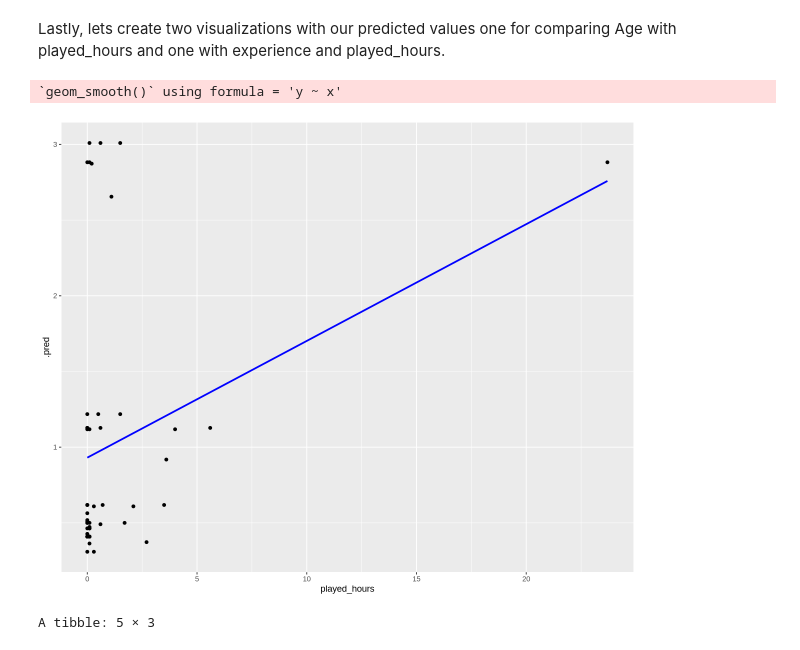
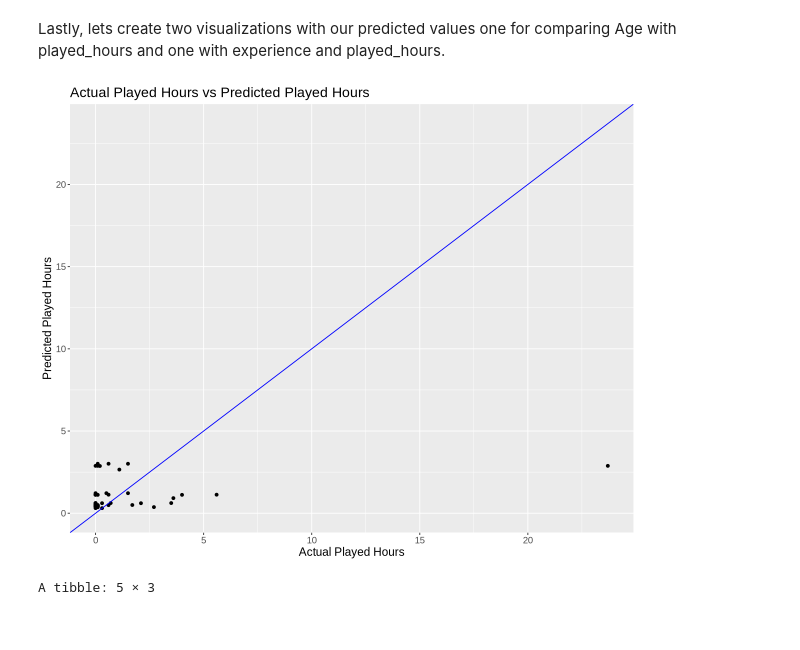
Before and after one commit to iSqlqmi/dsci_100_group_project, a Jupyter notebook: project_final_report.ipynb, the cells around one changed output. Saved outputs shown, nothing was run; the diff lists cells and outputs as text; code cells hidden in the pictures.

Commit message:
fixed played hours vs predicted played hours plot

```diff
--- a/project_final_report.ipynb
+++ b/project_final_report.ipynb
@@ -381,29 +381,25 @@ A tibble: 49 × 4
 # %% [markdown]
 Lastly, lets create two visualizations with our predicted values one for comparing Age with played_hours and one with experience and played_hours.
 # %%
-# age_plot_final_2 <- ggplot(players_preds, aes(x = Age, y = played_hours)) +
-#   geom_point(alpha = 0.4) +
-#   geom_point(data = players_preds, aes(x = Age, y = .pred )) +
-#   # geom_line(data = players_preds,
-#   #           mapping = aes(x = Age, y = .pred),
-#   #           ) +
-#   xlab("Age of each player") +
-#   ylab("Total Played Hours for each player") +
-#   ggtitle("Age VS Played_Hours") +
-#   theme(text = element_text(size = 17))
+# breifly explain why we are using qqplot
 
-# age_plot_final_2
-# breifly explain why we are using qqplot
+max_val <- max(players_preds$played_hours, na.rm = TRUE)
+
 age_plot_3 <- ggplot(players_preds, aes(x = played_hours, y = .pred)) +
-    geom_point() +
-    #geom_abline(intercept = 0, slope = 1, linetype = "solid", color = "blue")
-    geom_smooth(method = "lm", se = FALSE, color = "blue")
+  geom_point() +
+  geom_abline(intercept = 0, slope = 1, color = "blue") +
+  coord_cartesian(xlim = c(0, max_val), ylim = c(0, max_val)) +
+  labs(
+      x = "Actual Played Hours",
+      y = "Predicted Played Hours",
+      title = "Actual Played Hours vs Predicted Played Hours") +
+  theme(text = element_text(size = 14))
 age_plot_3
+
 # add point 0,0 and 1,1 then make geom line equal to y = x
 #Make qq plot for actual played_hours compared to predicted played_hours and then see if we have to filter based off of Age
 # %% [output]
-`geom_smooth()` using formula = 'y ~ x'
-[figure, old version]
+[figure, new version]
 # %%
 exp_preds_2 <- players_fit |>
     predict(players_test) |>
```
Also changed, not shown: parts of 1 cell of this notebook.
